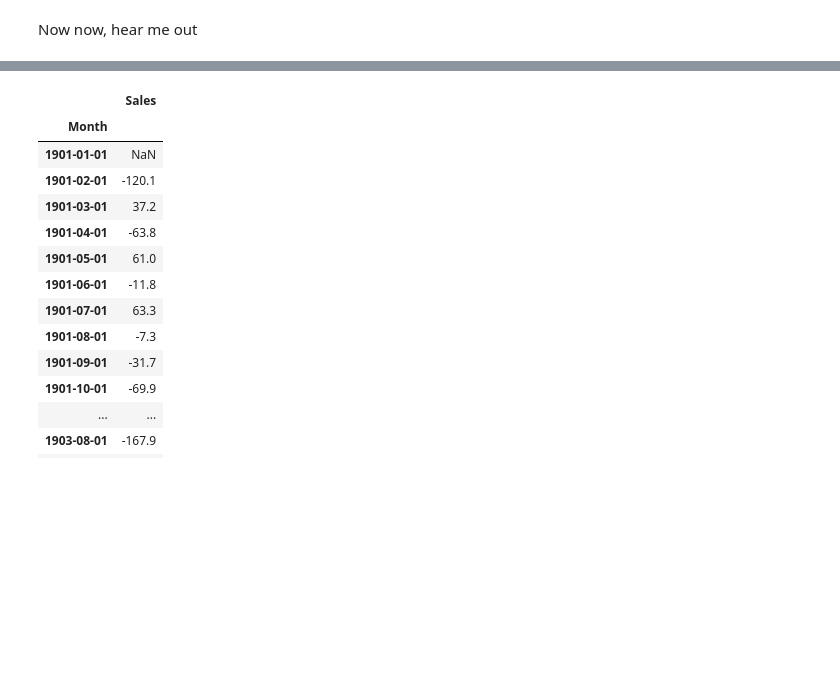
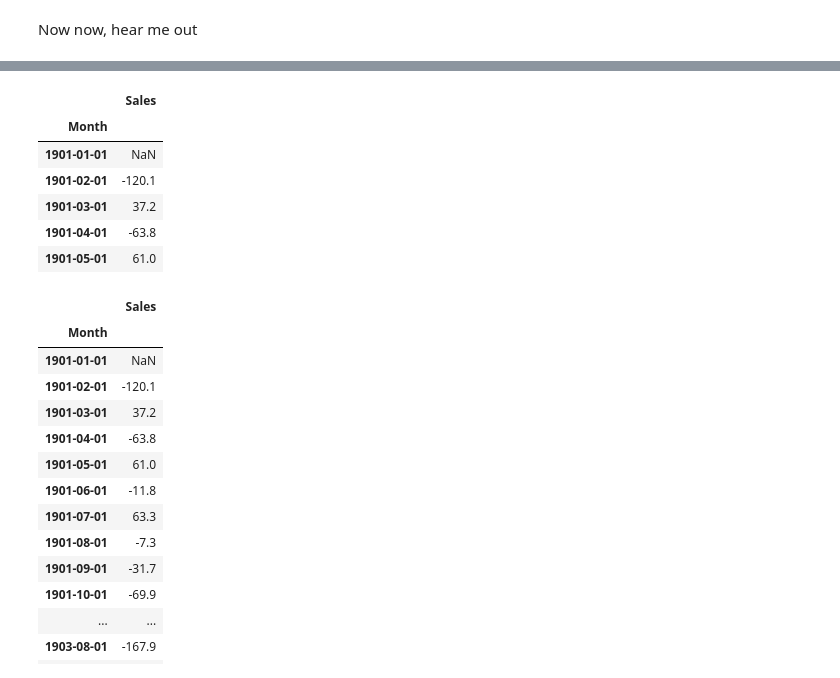
Before and after one commit to Infinity1008/BMU_Content, a Jupyter notebook: Industry Application of Analytics/Analytics - 10 Time Series.ipynb, the cells around one changed output, grey strips where cells are left out. Saved outputs shown, nothing was run; the diff lists cells and outputs as text; code cells hidden in the pictures; blank space fills up the shorter version.

```diff
--- a/Industry Application of Analytics/Analytics - 10 Time Series.ipynb
+++ b/Industry Application of Analytics/Analytics - 10 Time Series.ipynb
@@ -693,3 +711,13 @@ Now now, hear me out
+# %%
+data.diff().head(5)
+# %% [output]
+|  | Sales |
+| Month |  |
+| 1901-01-01 | NaN |
+| 1901-02-01 | -120.1 |
+| 1901-03-01 | 37.2 |
+| 1901-04-01 | -63.8 |
+| 1901-05-01 | 61.0 |
 # %%
 data.diff()
 # %% [output]
```
Also changed, not shown: parts of 16 cells of this notebook, 20 other files.
